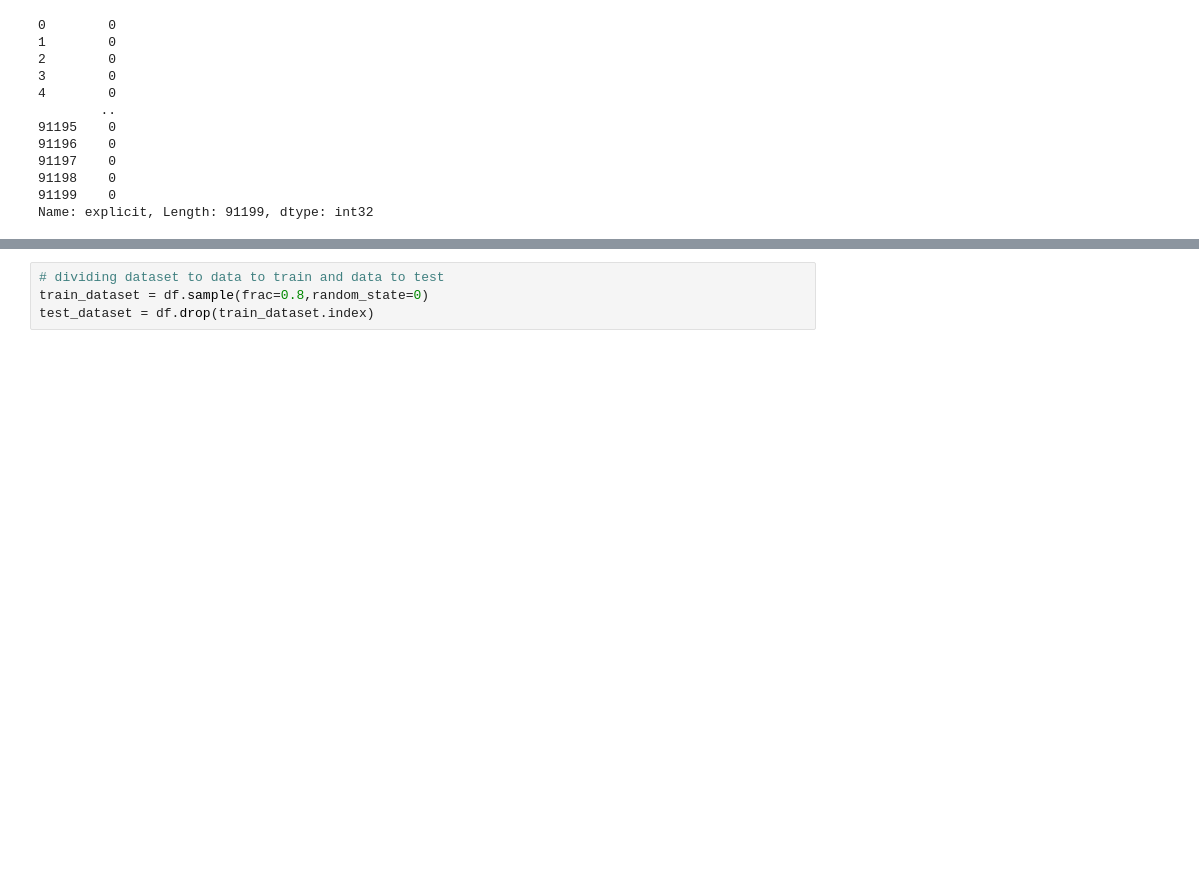
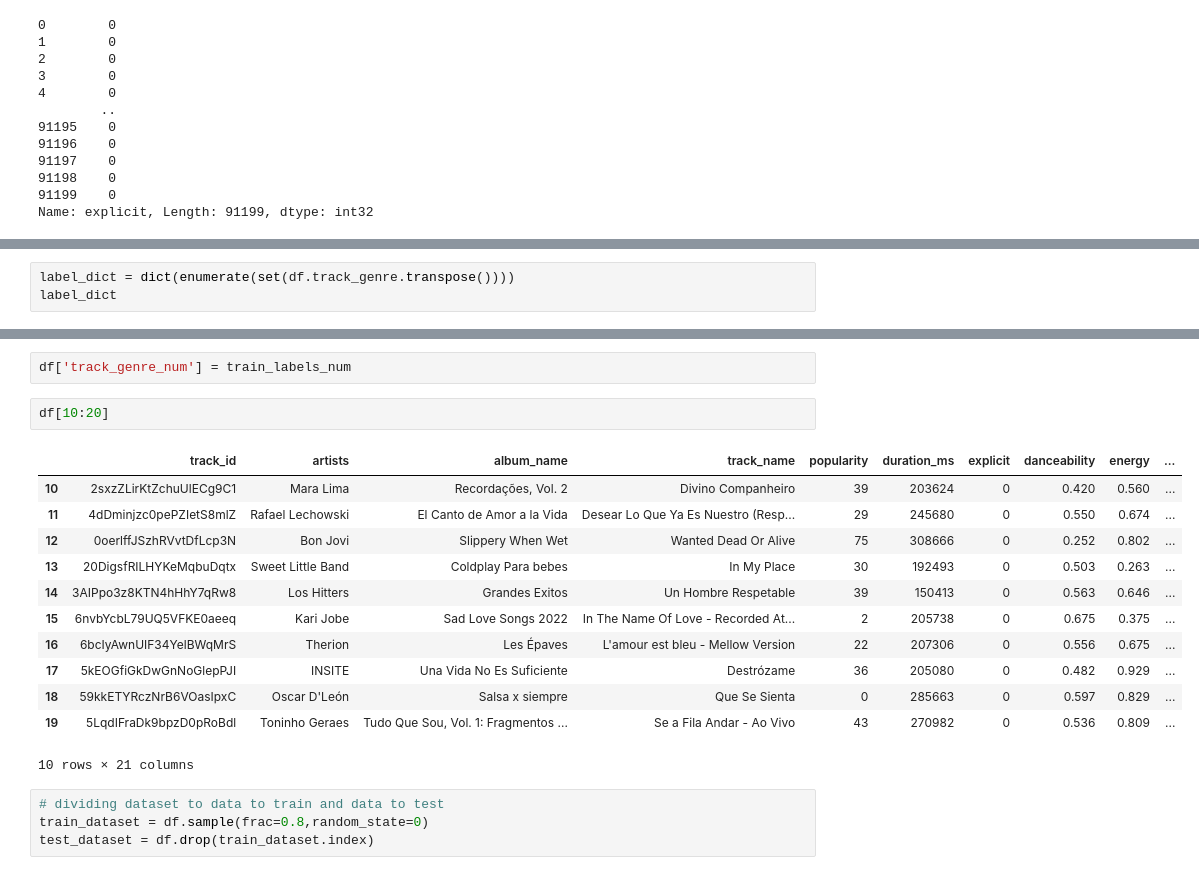
Before and after one commit to BMB0/Assignment-5, a Jupyter notebook: Assignment_5.ipynb, the cells around one changed output, grey strips where cells are left out. Cells and saved outputs as stored; diff of their text form; blank space fills up the shorter version.

```diff
--- a/Assignment_5.ipynb
+++ b/Assignment_5.ipynb
@@ -107,0 +106,3 @@ Name: explicit, Length: 91199, dtype: int32
+# %%
+label_dict = dict(enumerate(set(df.track_genre.transpose())))
+label_dict
@@ -108,3 +174,20 @@ Name: explicit, Length: 91199, dtype: int32
+# %%
+df['track_genre_num'] = train_labels_num
+# %%
+df[10:20]
+# %% [output]
+|  | track_id | artists | album_name | track_name | popularity | duration_ms | explicit | danceability | energy | ... |
+| 10 | 2sxzZLirKtZchuUlECg9C1 | Mara Lima | Recordações, Vol. 2 | Divino Companheiro | 39 | 203624 | 0 | 0.420 | 0.560 | ... |
+| 11 | 4dDminjzc0pePZIetS8mlZ | Rafael Lechowski | El Canto de Amor a la Vida | Desear Lo Que Ya Es Nuestro (Resp... | 29 | 245680 | 0 | 0.550 | 0.674 | ... |
+| 12 | 0oerlffJSzhRVvtDfLcp3N | Bon Jovi | Slippery When Wet | Wanted Dead Or Alive | 75 | 308666 | 0 | 0.252 | 0.802 | ... |
+| 13 | 20DigsfRILHYKeMqbuDqtx | Sweet Little Band | Coldplay Para bebes | In My Place | 30 | 192493 | 0 | 0.503 | 0.263 | ... |
+| 14 | 3AIPpo3z8KTN4hHhY7qRw8 | Los Hitters | Grandes Exitos | Un Hombre Respetable | 39 | 150413 | 0 | 0.563 | 0.646 | ... |
+| 15 | 6nvbYcbL79UQ5VFKE0aeeq | Kari Jobe | Sad Love Songs 2022 | In The Name Of Love - Recorded At... | 2 | 205738 | 0 | 0.675 | 0.375 | ... |
+| 16 | 6bcIyAwnUIF34YelBWqMrS | Therion | Les Épaves | L'amour est bleu - Mellow Version | 22 | 207306 | 0 | 0.556 | 0.675 | ... |
+| 17 | 5kEOGfiGkDwGnNoGlepPJI | INSITE | Una Vida No Es Suficiente | Destrózame | 36 | 205080 | 0 | 0.482 | 0.929 | ... |
+| 18 | 59kkETYRczNrB6VOasIpxC | Oscar D'León | Salsa x siempre | Que Se Sienta | 0 | 285663 | 0 | 0.597 | 0.829 | ... |
+| 19 | 5LqdIFraDk9bpzD0pRoBdl | Toninho Geraes | Tudo Que Sou, Vol. 1: Fragmentos ... | Se a Fila Andar - Ao Vivo | 43 | 270982 | 0 | 0.536 | 0.809 | ... |
+10 rows × 21 columns
 # %%
 # dividing dataset to data to train and data to test
 train_dataset = df.sample(frac=0.8,random_state=0)
```
Also changed, not shown: parts of 28 cells of this notebook.
